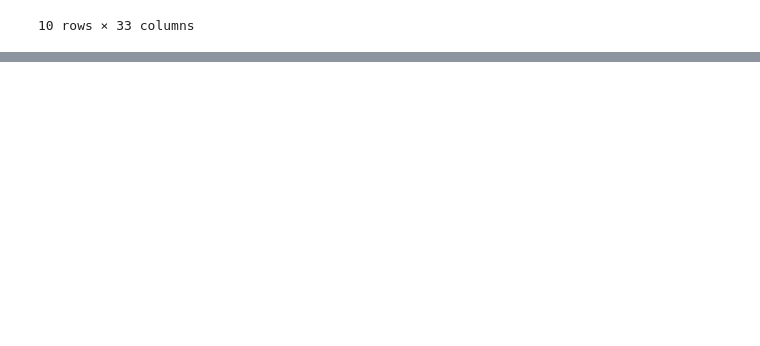
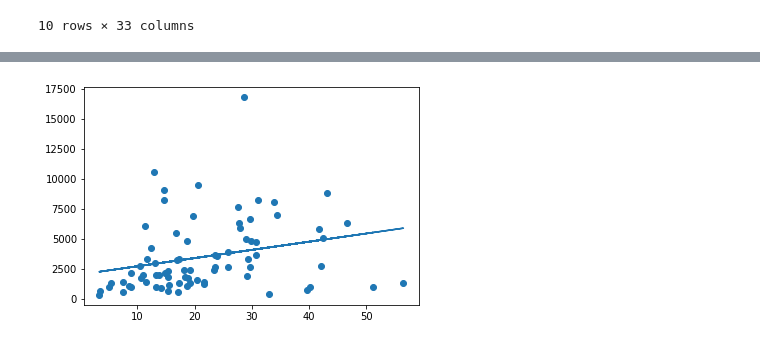
Before and after one commit to Environmental-Research-Group/data_analysis_22_23, a Jupyter notebook: kevinlin/intro.ipynb, the cells around one changed output, grey strips where cells are left out. Drawn from its saved outputs; the diff is of its cells as text; code cells hidden in the pictures; blank space fills up the shorter version.

Commit message:
Add data by suburbs

```diff
--- a/kevinlin/intro.ipynb
+++ b/kevinlin/intro.ipynb
@@ -232,3 +232,8 @@ sequential.head(10)
 10 rows × 33 columns
 # %%
 sequential.to_csv("sequential_cleaned+geo_cleaned.csv", index=False)
+# %%
+crime = pd.read_csv("crime2016.csv")
+print(crime.shape)
+crime = crime.sort_values(by="Community Area", ignore_index=True)
+crime
@@ -234,0 +255,4 @@ sequential.to_csv("sequential_cleaned+geo_cleaned.csv", index=False)
+# %%
+poverty = pd.read_csv("poverty.csv")
+print(poverty.shape)
+poverty
@@ -234,0 +274,6 @@ sequential.to_csv("sequential_cleaned+geo_cleaned.csv", index=False)
+# %%
+crime_poverty = poverty.copy()
+crime_poverty = crime_poverty[:-1]
+crime_poverty = crime_poverty.rename(columns={"COMMUNITY AREA NAME":"suburb"})
+crime_poverty["CRIMES"] = [int(x.replace(",", "")) for x in crime["Count of Rows (Reported Crime/Reported Crimes)"]]
+crime_poverty
@@ -234,0 +294,7 @@ sequential.to_csv("sequential_cleaned+geo_cleaned.csv", index=False)
+# %%
+plt.scatter(crime_poverty["PERCENT HOUSEHOLDS BELOW POVERTY"], crime_poverty["CRIMES"])
+m, b = np.polyfit(crime_poverty["PERCENT HOUSEHOLDS BELOW POVERTY"], crime_poverty["CRIMES"], 1)
+plt.plot(crime_poverty["PERCENT HOUSEHOLDS BELOW POVERTY"], crime_poverty["PERCENT HOUSEHOLDS BELOW POVERTY"] * m + b)
+plt.show()
+# %% [output]
+[figure, added]
```
Also changed, not shown: parts of 6 cells of this notebook, 3 other files.
